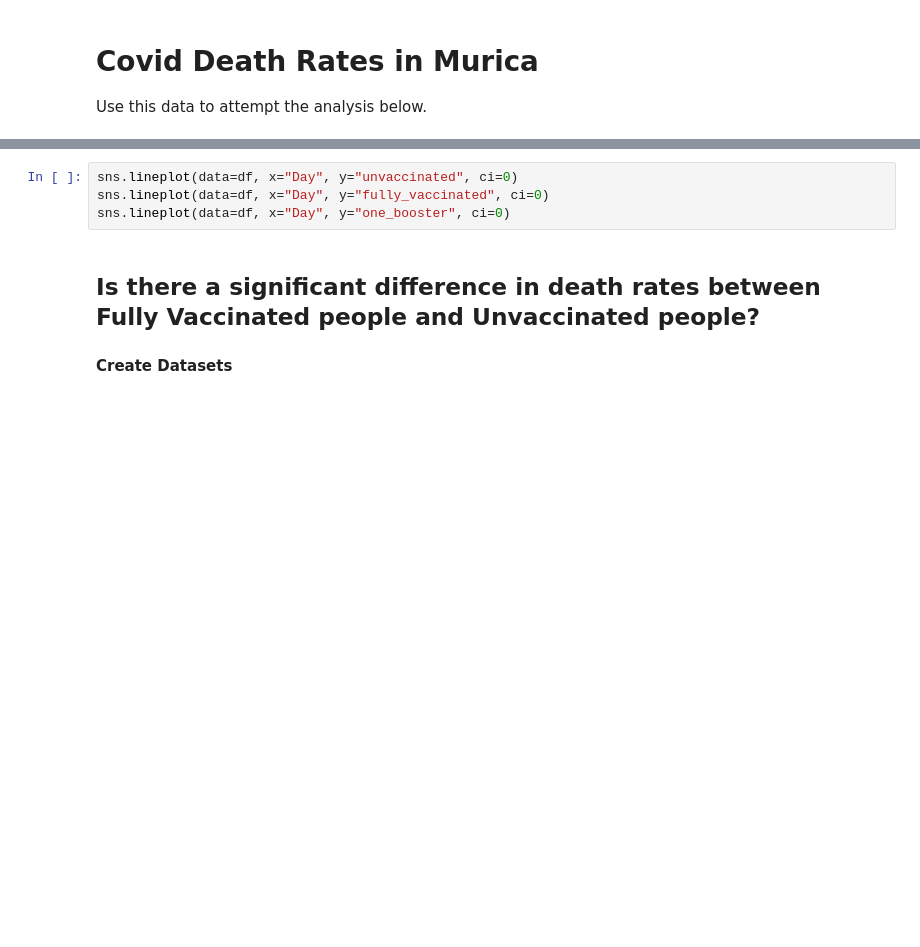
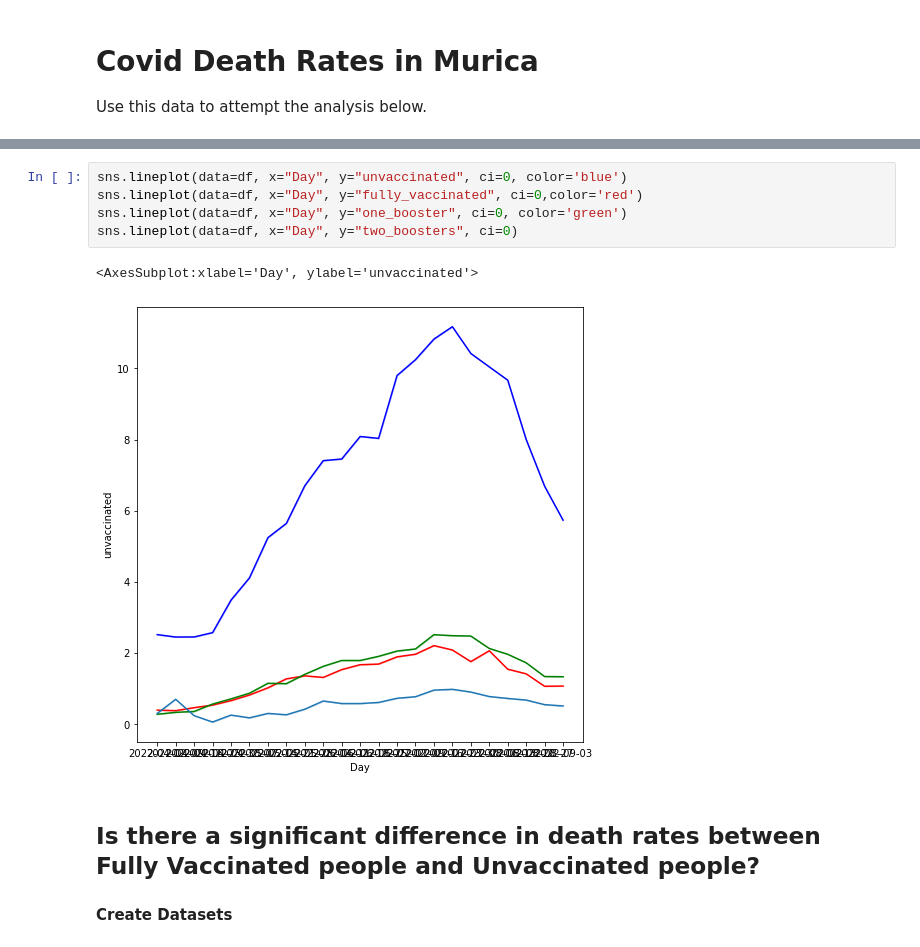
Before and after one commit to zareeiant/Basic_Stats_in_Python_Student_Workbooks, a Jupyter notebook: 018_hyp_test_trial_sol.ipynb, the cells around one changed output, grey strips where cells are left out. Saved outputs shown, nothing was run; the diff lists cells and outputs as text; blank space fills up the shorter version.

```diff
--- a/018_hyp_test_trial_sol.ipynb
+++ b/018_hyp_test_trial_sol.ipynb
@@ -19,7 +26,11 @@ df.head()
 # %%
-sns.lineplot(data=df, x="Day", y="unvaccinated", ci=0)
-sns.lineplot(data=df, x="Day", y="fully_vaccinated", ci=0)
-sns.lineplot(data=df, x="Day", y="one_booster", ci=0)
+sns.lineplot(data=df, x="Day", y="unvaccinated", ci=0, color='blue')
+sns.lineplot(data=df, x="Day", y="fully_vaccinated", ci=0,color='red')
+sns.lineplot(data=df, x="Day", y="one_booster", ci=0, color='green')
+sns.lineplot(data=df, x="Day", y="two_boosters", ci=0)
+# %% [output]
+<AxesSubplot:xlabel='Day', ylabel='unvaccinated'>
+[figure, added]
 # %% [markdown]
 ## Is there a significant difference in death rates between Fully Vaccinated people and Unvaccinated people?
 
```
Also changed, not shown: parts of 22 cells of this notebook.
